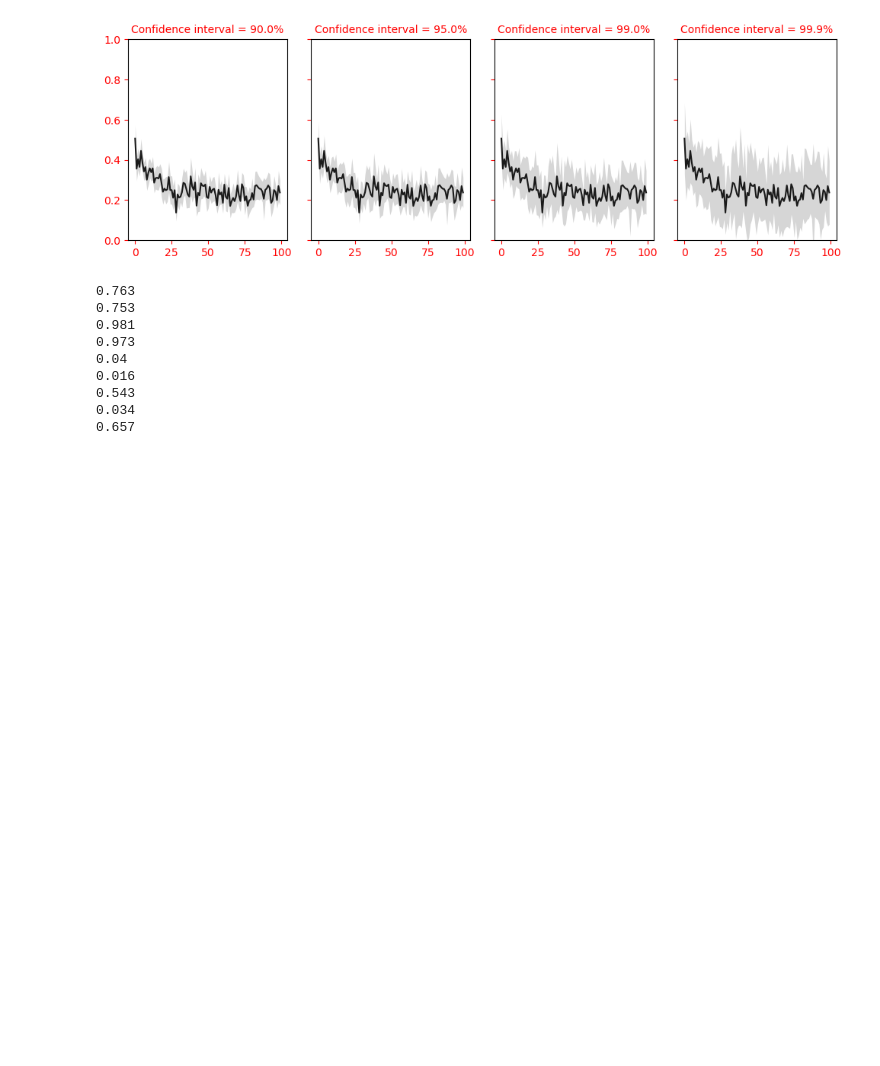
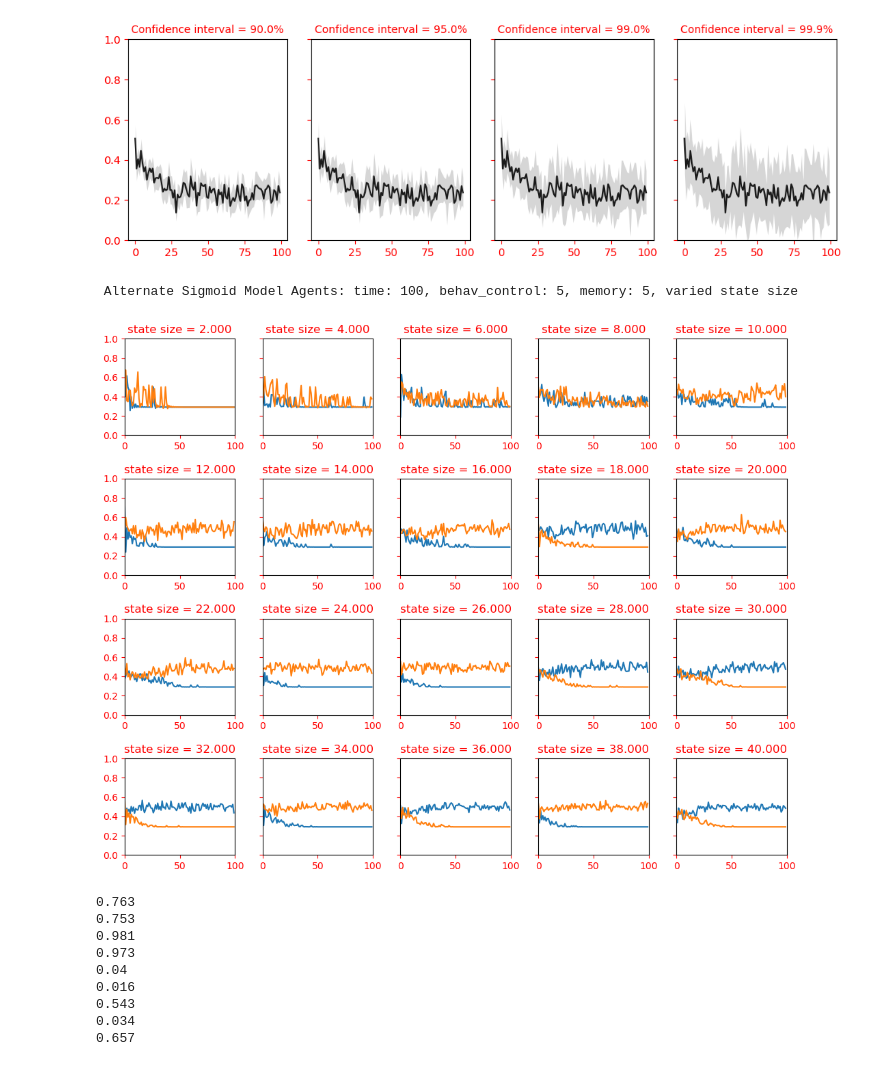
Before and after one commit to rpassas/Social_AI, a Jupyter notebook: experiments.ipynb, the cells around one changed output. Cells and saved outputs as stored; diff of their text form; code cells hidden in the pictures; blank space fills up the shorter version.

Commit message:
added experiments

```diff
--- a/experiments.ipynb
+++ b/experiments.ipynb
@@ -396,6 +396,46 @@ plt.show()
 # %% [output]
  Sigmoid Model Agent error as behav_control varies between 1 and 10
 [figure]
+# %%
+w = 2.5; h = 2.5
+ncols = 5
+nrows = 4
+param_vals = [i*2 for i in range(1, ncols*nrows+1)]
+tups = list(it.product(range(nrows), range(ncols)))
+
+fig, ax = plt.subplots(nrows, ncols, figsize=(w*ncols, h*nrows), dpi=100,
+                       sharey=True)#, sharex=True)
+plt.subplots_adjust(wspace=0.25,hspace=0.45)
+t = 100
+time = [i for i in range(t)]
+
+for ix, param in enumerate(param_vals):
+    # experiments
+    world = World(state_size = param, time = t, agent=["model_alt", "model_alt"], memory=[3, 3], behav_control=[3, 3], seed=4)
+    world.create_agents()
+    world.run()
+    agents = world.get_agents()
+    errors = world.get_errors()
+    preds = world.get_pred()
+    priors = world.get_behav_priors()
+    costs = world.get_costs()
+
+    ai = tups[ix]
+
+    # plots
+    ax[ai].plot(time, costs[0])
+    ax[ai].plot(time, costs[1])
+    ax[ai].set_title('state size = %.3f'%param, color='red')
+    ax[ai].set_xlim(0,t)
+    ax[ai].set_ylim(0,1)
+    ax[ai].tick_params(axis='x', colors='red')
+    ax[ai].tick_params(axis='y', colors='red')
+
+print("\n Alternate Sigmoid Model Agents: time: 100, behav_control: 5, memory: 5, varied state size")
+plt.show()
+# %% [output]
+ Alternate Sigmoid Model Agents: time: 100, behav_control: 5, memory: 5, varied state size
+[figure, added]
 # %%
 # random snippets
 priors[:,0][:,0]
```
Also changed, not shown: parts of 1 cell of this notebook, 3 other files.
